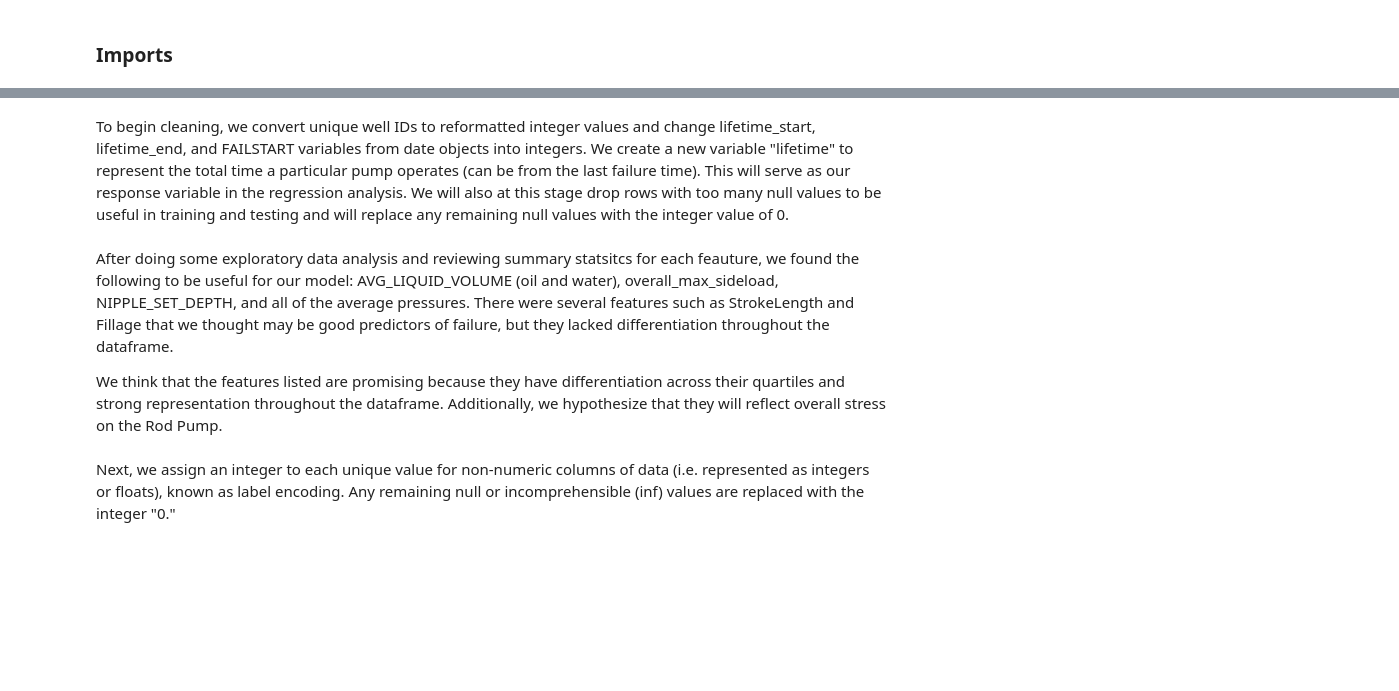
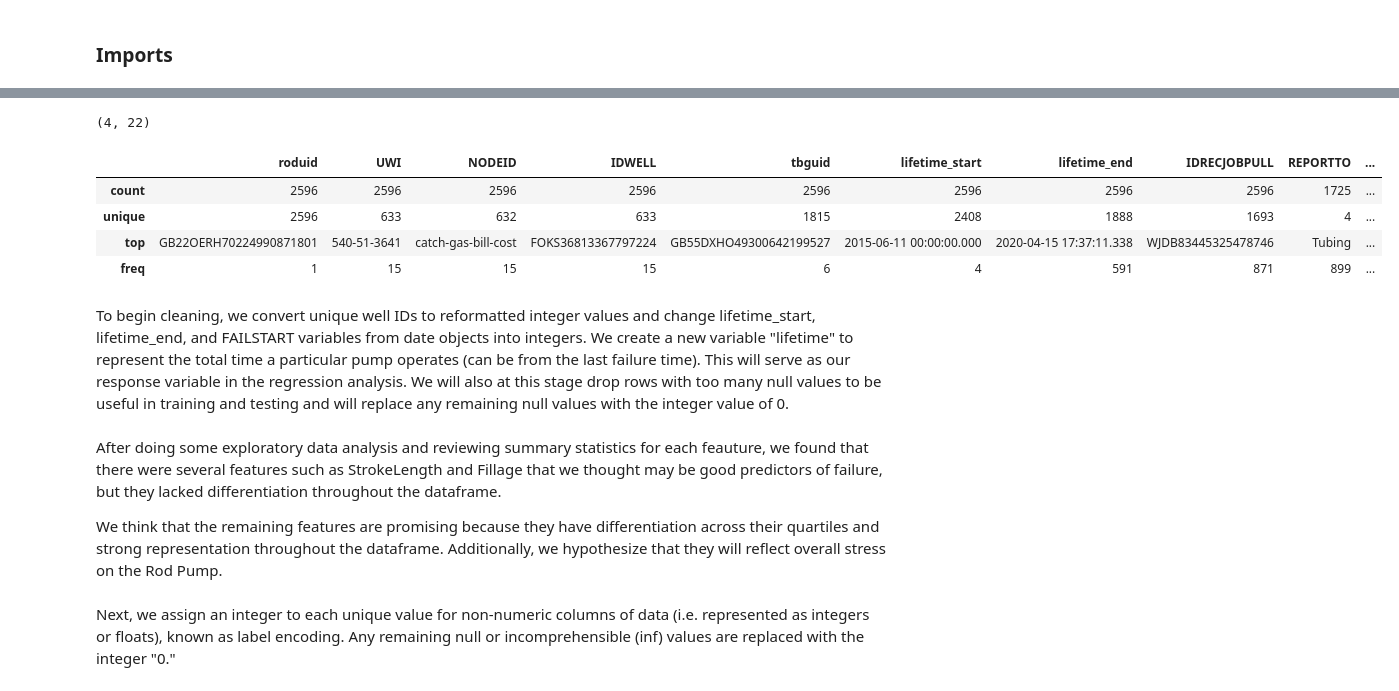
Before and after one commit to skeptrunedev/Rod_Pump_Optimization, a Jupyter notebook: notebooks/MVP_notebook.ipynb, the cells around one changed output, grey strips where cells are left out. Cells and saved outputs as stored; diff of their text form; code cells hidden in the pictures; blank space fills up the shorter version.

```diff
--- a/notebooks/MVP_notebook.ipynb
+++ b/notebooks/MVP_notebook.ipynb
@@ -50,3 +67,14 @@ rpdf.head()
+# %%
+rpdf_strobj_summary = rpdf.describe(include=['bool', 'object'])
+print(rpdf_strobj_summary.shape)
+rpdf_strobj_summary
+# %% [output]
+(4, 22)
+|  | roduid | UWI | NODEID | IDWELL | tbguid | lifetime_start | lifetime_end | IDRECJOBPULL | REPORTTO | ... |
+| count | 2596 | 2596 | 2596 | 2596 | 2596 | 2596 | 2596 | 2596 | 1725 | ... |
+| unique | 2596 | 633 | 632 | 633 | 1815 | 2408 | 1888 | 1693 | 4 | ... |
+| top | GB22OERH70224990871801 | 540-51-3641 | catch-gas-bill-cost | FOKS36813367797224 | GB55DXHO49300642199527 | 2015-06-11 00:00:00.000 | 2020-04-15 17:37:11.338 | WJDB83445325478746 | Tubing | ... |
+| freq | 1 | 15 | 15 | 15 | 6 | 4 | 591 | 871 | 899 | ... |
 # %% [markdown]
 To begin cleaning, we convert unique well IDs to reformatted integer values and change lifetime_start, lifetime_end, and FAILSTART variables from date objects into integers. We create a new variable "lifetime" to represent the total time a particular pump operates (can be from the last failure time). This will serve as our response variable in the regression analysis. We will also at this stage drop rows with too many null values to be useful in training and testing and will replace any remaining null values with the integer value of 0.
 # %%
@@ -67,9 +95,9 @@ rpdf['pump_bore'] = rpdf['pump_bore'].astype(float)
 
 rpdf['lifetime'] = rpdf['lifetime_end'] - rpdf['lifetime_start']
 # %% [markdown]
-After doing some exploratory data analysis and reviewing summary statsitcs for each feauture, we found the following to be useful for our model: AVG_LIQUID_VOLUME (oil and water), overall_max_sideload, NIPPLE_SET_DEPTH, and all of the average pressures. There were several features such as StrokeLength and Fillage that we thought may be good predictors of failure, but they lacked differentiation throughout the dataframe.
+After doing some exploratory data analysis and reviewing summary statistics for each feauture, we found that there were several features such as StrokeLength and Fillage that we thought may be good predictors of failure, but they lacked differentiation throughout the dataframe.
 
-We think that the features listed are promising because they have differentiation across their quartiles and strong representation throughout the dataframe. Additionally, we hypothesize that they will reflect overall stress on the Rod Pump.
+We think that the remaining features are promising because they have differentiation across their quartiles and strong representation throughout the dataframe. Additionally, we hypothesize that they will reflect overall stress on the Rod Pump.
 # %%
 rpdf.drop(['GrossStrokeLength', 'YesterdaysAverageSPM', 'shallow_max_sideload', 'max_unguided_sideload', 'CHROME_LENGTH', 'ENDURALLOY_LENGTH', 'POLY_LENGTH', 'gasanchor_od', 'chemgroup3_all', 'REPORTTO','H2S_CONCENTRATION','AVG_OIL_VOLUME','dls_high_in_hole', 'roduid', 'UWI', 'NODEID', 'IDWELL', 'tbguid', 'IDRECJOBPULL', 'PrimarySetpoint', 'chemgroup3_any', 'AVG_WATERSG'], axis=1, inplace=True)
 rpdf.drop(['AVG_WATER_VOLUME'], axis=1, inplace=True)
```
Also changed, not shown: parts of 11 cells of this notebook, 12 other files.
